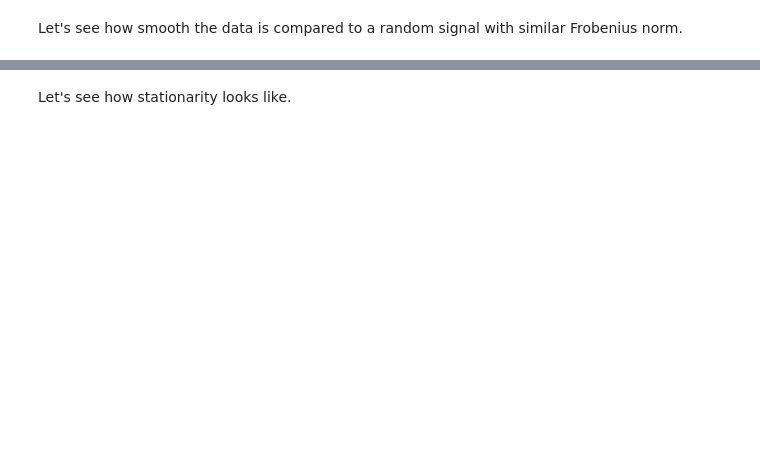
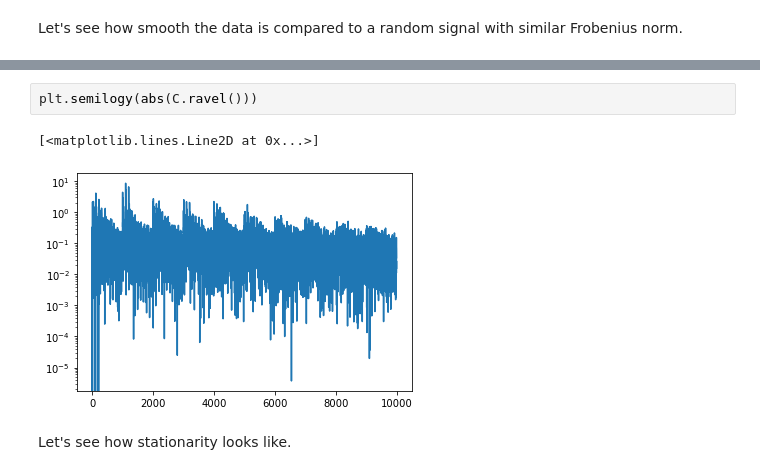
Before and after one commit to mrsfgl/geometric_tensor_learning, a Jupyter notebook: notebooks/scratch.ipynb, the cells around one changed output, grey strips where cells are left out. Drawn from its saved outputs; the diff is of its cells as text; blank space fills up the shorter version.

```diff
--- a/notebooks/scratch.ipynb
+++ b/notebooks/scratch.ipynb
@@ -108,3 +129,8 @@ print(np.trace(t2m(random_signal,i).transpose()@Phi[i]@t2m(random_signal,i)))
+# %%
+plt.semilogy(abs(C.ravel()))
+# %% [output]
+[<matplotlib.lines.Line2D at 0x...>]
+[figure, added]
 # %% [markdown]
 Let's see how stationarity looks like.
 # %%
```
Also changed, not shown: parts of 25 cells of this notebook, 2 other files.
